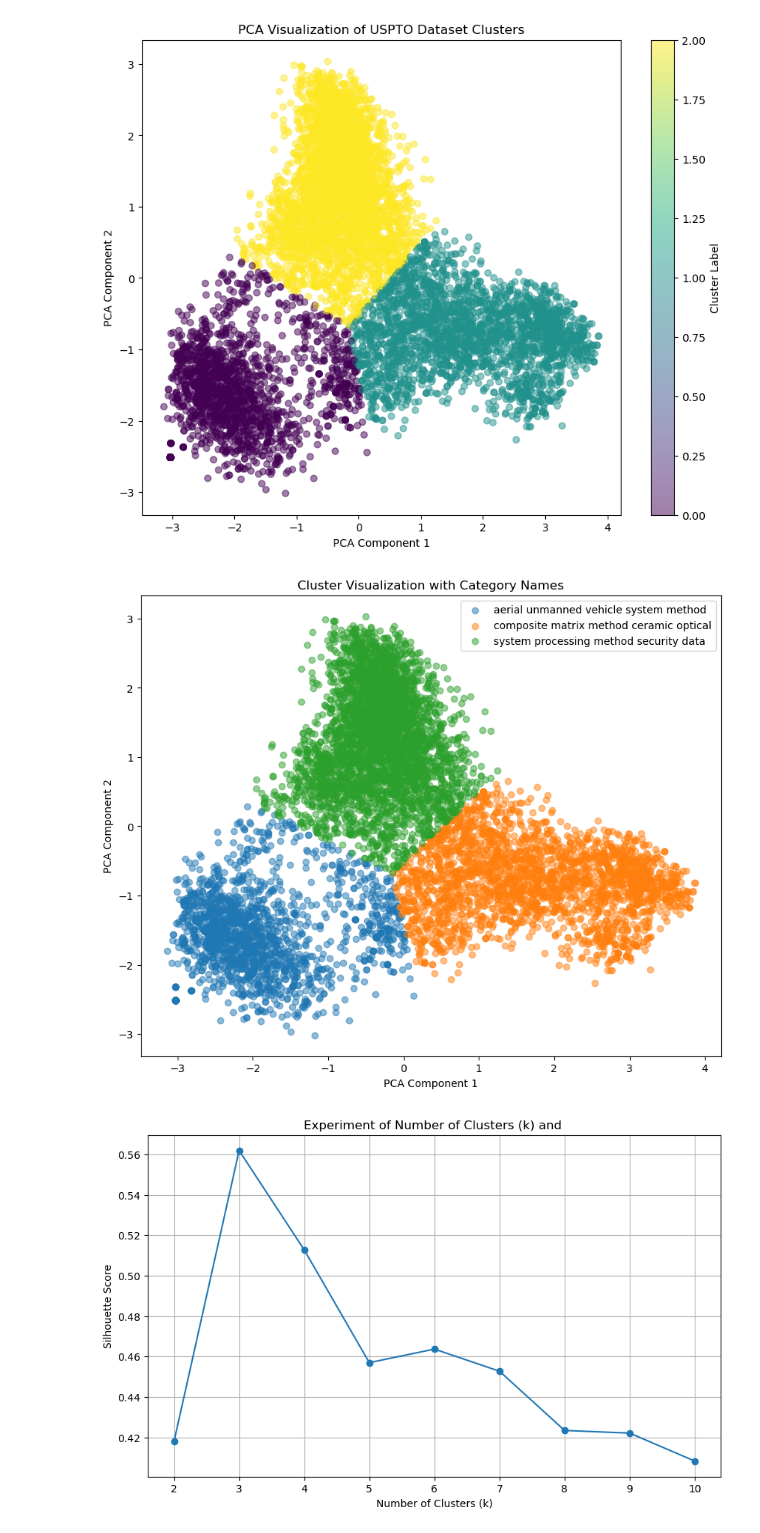
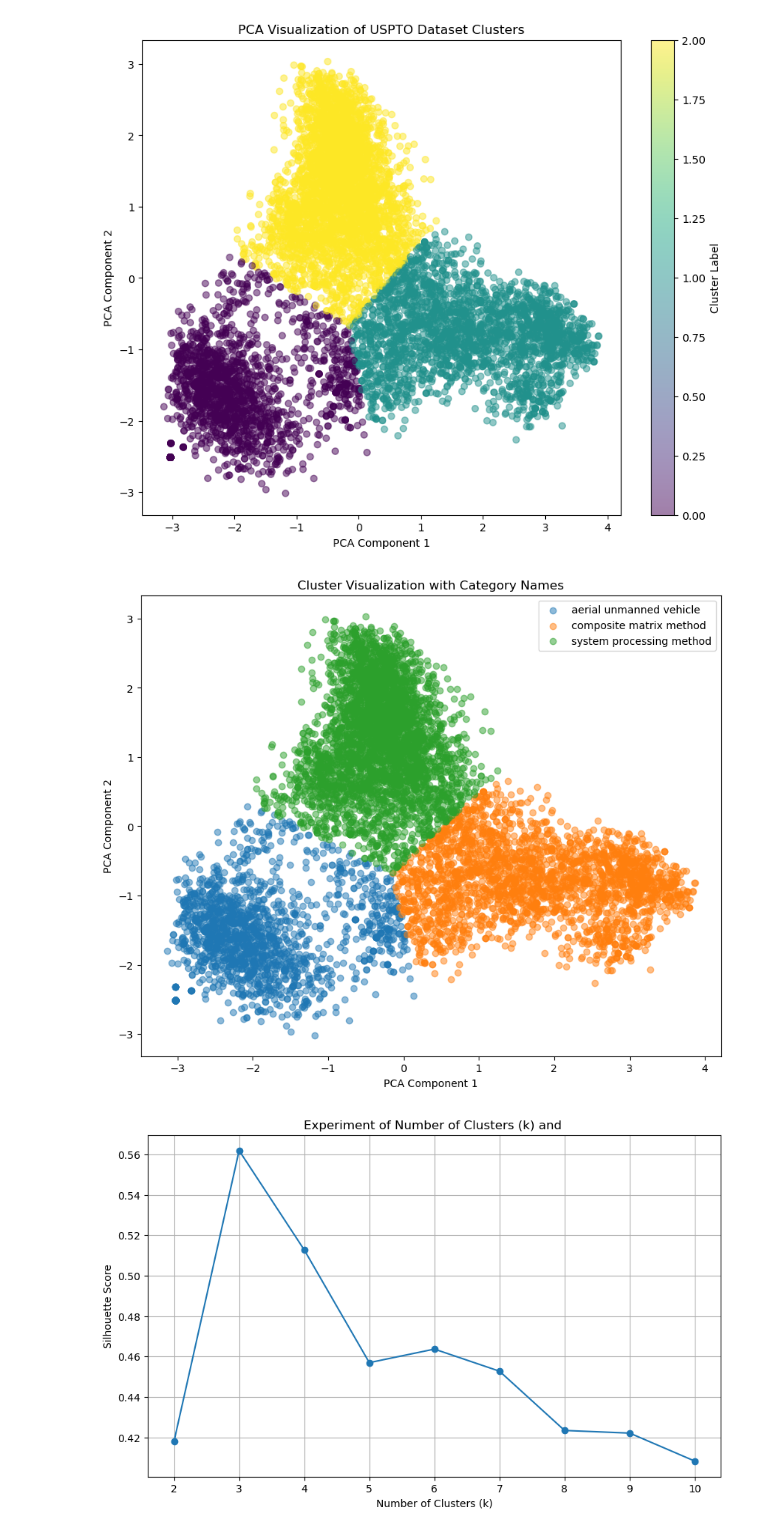
Before and after one commit to faridnec/forecasting-tech-adoption, a Jupyter notebook: models/forecast_uspto.ipynb, the cells around one changed output. Cells and saved outputs as stored; diff of their text form; code cells hidden in the pictures.

Commit message:
models flow

```diff
--- a/models/forecast_uspto.ipynb
+++ b/models/forecast_uspto.ipynb
@@ -195,41 +186,35 @@ plt.show()
 Silhouette score after PCA: 0.5619
 [figure]
 # %%
-# Create a dictionary to store the cluster names
 cluster_names = {}
 
 for cluster_id in range(3):
-    # Extract titles in the current cluster
+
     titles_in_cluster = np.array(title_list)[cluster_labels_pca == cluster_id]
 
-    # Use CountVectorizer to convert text into a matrix of token counts
     vectorizer = CountVectorizer(stop_words=stop_words)
     X = vectorizer.fit_transform(titles_in_cluster)
 
-    # Use Latent Dirichlet Allocation (LDA) for topic modeling
     lda = LatentDirichletAllocation(n_components=1, random_state=42)
     lda.fit(X)
 
-    # Get the most probable words in the topics
     feature_names = vectorizer.get_feature_names_out()
-    topic_words_idx = lda.components_[0].argsort()[-5:][::-1]
+    topic_words_idx = lda.components_[0].argsort()[-3:][::-1]
     topic_words = [feature_names[i] for i in topic_words_idx]
 
-    # Join the top words to form the category name
     category_name = ' '.join(topic_words)
     cluster_names[cluster_id] = category_name
 
-# Visualize the clusters with category names
 plt.figure(figsize=(10, 8))
 for cluster_id in range(3):
     plt.scatter(title_embeddings_pca[cluster_labels_pca == cluster_id, 0],
                 title_embeddings_pca[cluster_labels_pca == cluster_id, 1],
                 label=cluster_names[cluster_id], alpha=0.5)
 plt.title("Cluster Visualization with Category Names")
 plt.xlabel("PCA Component 1")
 plt.ylabel("PCA Component 2")
 plt.legend()
 plt.show()
 # %% [output]
-[figure, old version]
+[figure, new version]
 # %%
```
Also changed, not shown: parts of 12 cells of this notebook, 4 other files.
